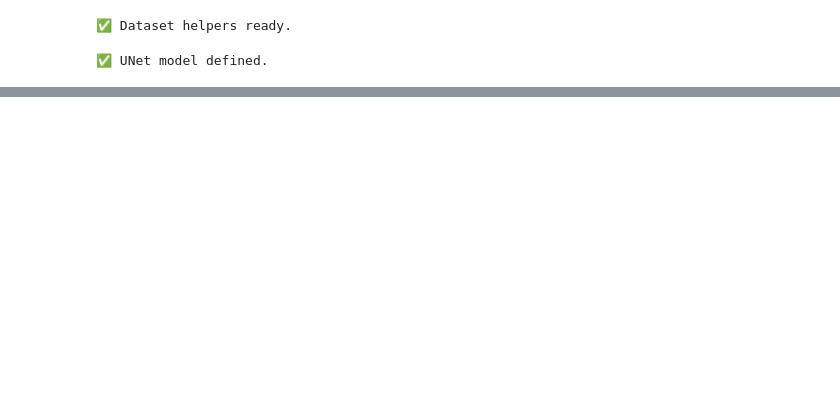
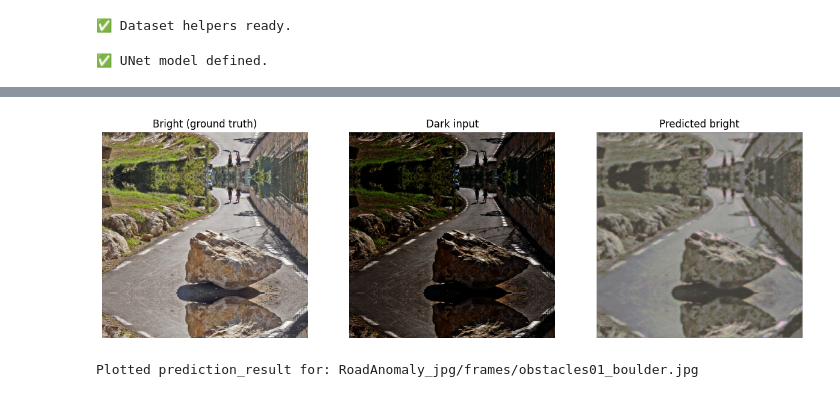
Before and after one commit to HussainMehdi/ACV-HitMyCarInDark, a Jupyter notebook: undark.ipynb, the cells around one changed output, grey strips where cells are left out. Saved outputs shown, nothing was run; the diff lists cells and outputs as text; code cells hidden in the pictures; blank space fills up the shorter version.

```diff
--- a/undark.ipynb
+++ b/undark.ipynb
@@ -3,7 +24,7 @@
 !nvidia-smi -L || echo "No GPU detected (CPU-only runtime)."
 
 # OpenCV + tqdm (PyTorch is usually preinstalled in Colab)
-!pip install -q opencv-python tqdm
+# !pip install -q opencv-python tqdm
 
 import os
 import random
@@ -33,10 +54,10 @@ else:
 
 
 # Dataset root (folder name after you upload/unzip RoadAnomaly_jpg)
-DATASET_ROOT = "/content/RoadAnomaly_jpg"
+DATASET_ROOT = "RoadAnomaly_jpg"
 
 # If you upload a zip named RoadAnomaly_jpg.zip, auto-unzip it
-zip_path = "/content/RoadAnomaly_jpg.zip"
+zip_path = "RoadAnomaly_jpg.zip"
 if (not os.path.isdir(DATASET_ROOT)) and os.path.isfile(zip_path):
     import zipfile
     print(f"Found {zip_path}, extracting to /content ...")
@@ -48,10 +69,13 @@ if (not os.path.isdir(DATASET_ROOT)) and os.path.isfile(zip_path):
 class Config:
     dataset_root: str = DATASET_ROOT
     image_size: int = 512
-    train_fraction: float = 0.8
+    # Fractions for data split: must sum to 1.0
+    train_fraction: float = 0.70
+    val_fraction: float = 0.15
+    test_fraction: float = 0.15
     batch_size: int = 4
     num_workers: int = 2
-    num_epochs: int = 5          # bump this later if you want
+    num_epochs: int = 50          # bump this later if you want
     lr: float = 1e-4
     seed: int = 42
     device: str = "cuda" if torch.cuda.is_available() else "cpu"
@@ -454,5 +551,0 @@ Example: /content/RoadAnomaly_jpg/frames/lost_tires08.jpg
-# %%
-cfg.num_epochs = 30;
-model = train_unet(cfg)
-if model is not None:
-    visualize_example(model, cfg)
@@ -480,0 +552,43 @@ Epoch 6: train L1 = 0.0833
+# %%
+# Use test set only and get predicted bright image (no visualization)
+prediction_result = None
+if model is not None and meta is not None:
+    prediction_result = predict_on_subset(
+        model,
+        cfg,
+        bright_paths=meta.get("bright_paths"),
+        train_idx=meta.get("train_idx"),
+        val_idx=meta.get("val_idx"),
+        test_idx=meta.get("test_idx"),
+        subset="test",
+        choose_index=None,  # or set a global index if you want deterministic choice
+    )
+# Plot prediction_result (cell 7)
+import matplotlib.pyplot as plt
+
+if 'prediction_result' not in globals() or prediction_result is None:
+    print('prediction_result not found. Run the prediction cell (cell 6) first to produce prediction_result.')
+else:
+    # bright_path -> load original bright (preprocessed to cfg.image_size)
+    bright = load_and_preprocess(prediction_result['bright_path'], cfg.image_size)
+    dark = prediction_result['dark']  # H,W,3 float in [0,1]
+    pred = prediction_result['pred']  # H,W,3 float in [0,1]
+
+    fig, axes = plt.subplots(1, 3, figsize=(15, 5))
+    axes[0].imshow(bright)
+    axes[0].set_title('Bright (ground truth)')
+    axes[0].axis('off')
+
+    axes[1].imshow(dark)
+    axes[1].set_title('Dark input')
+    axes[1].axis('off')
+
+    axes[2].imshow(pred)
+    axes[2].set_title('Predicted bright')
+    axes[2].axis('off')
+
+    plt.show()
+    print('Plotted prediction_result for:', prediction_result.get('bright_path'))
+# %% [output]
+[figure, added]
+Plotted prediction_result for: RoadAnomaly_jpg/frames/obstacles01_boulder.jpg
```
Also changed, not shown: parts of 6 cells of this notebook, 1 other file.
